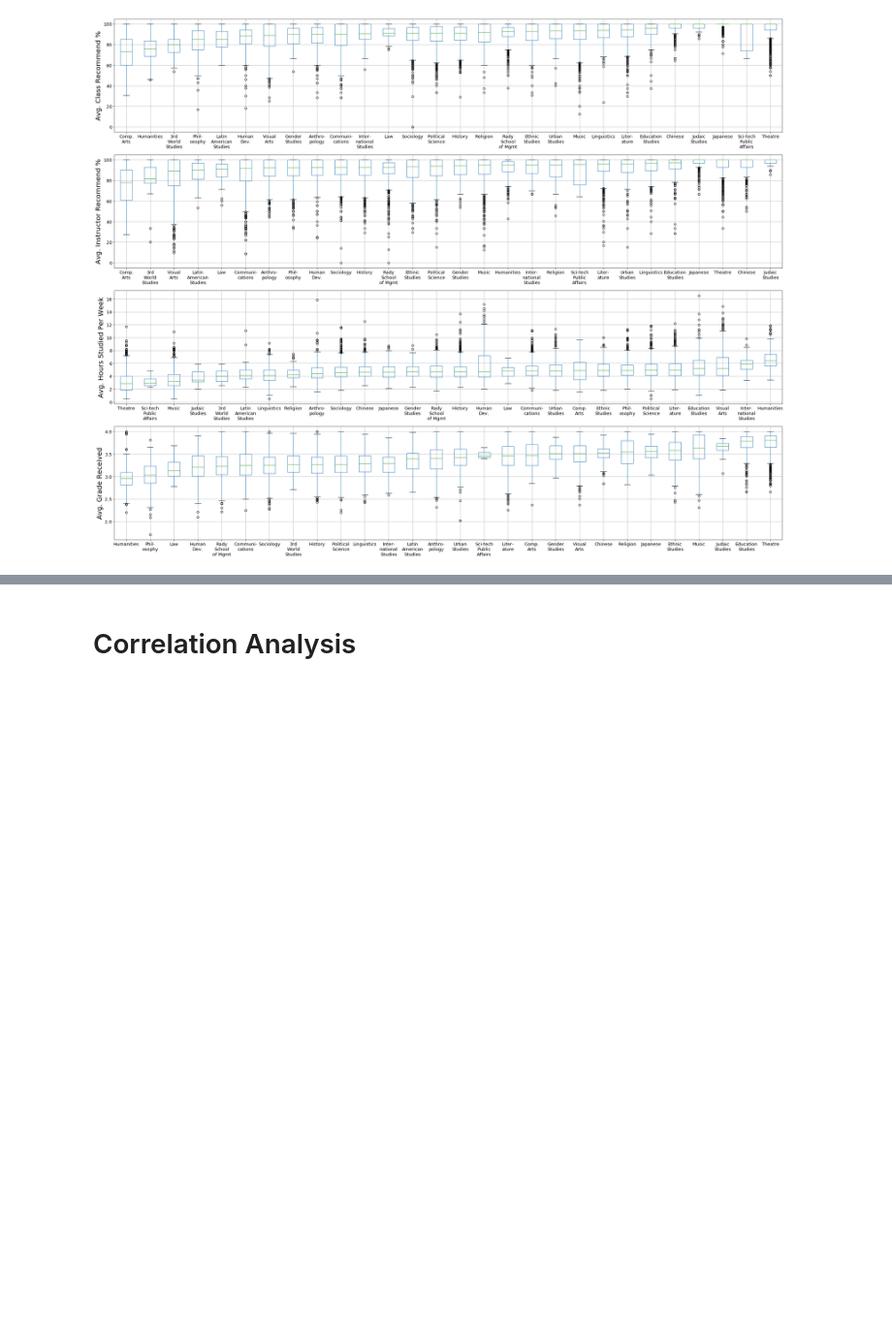
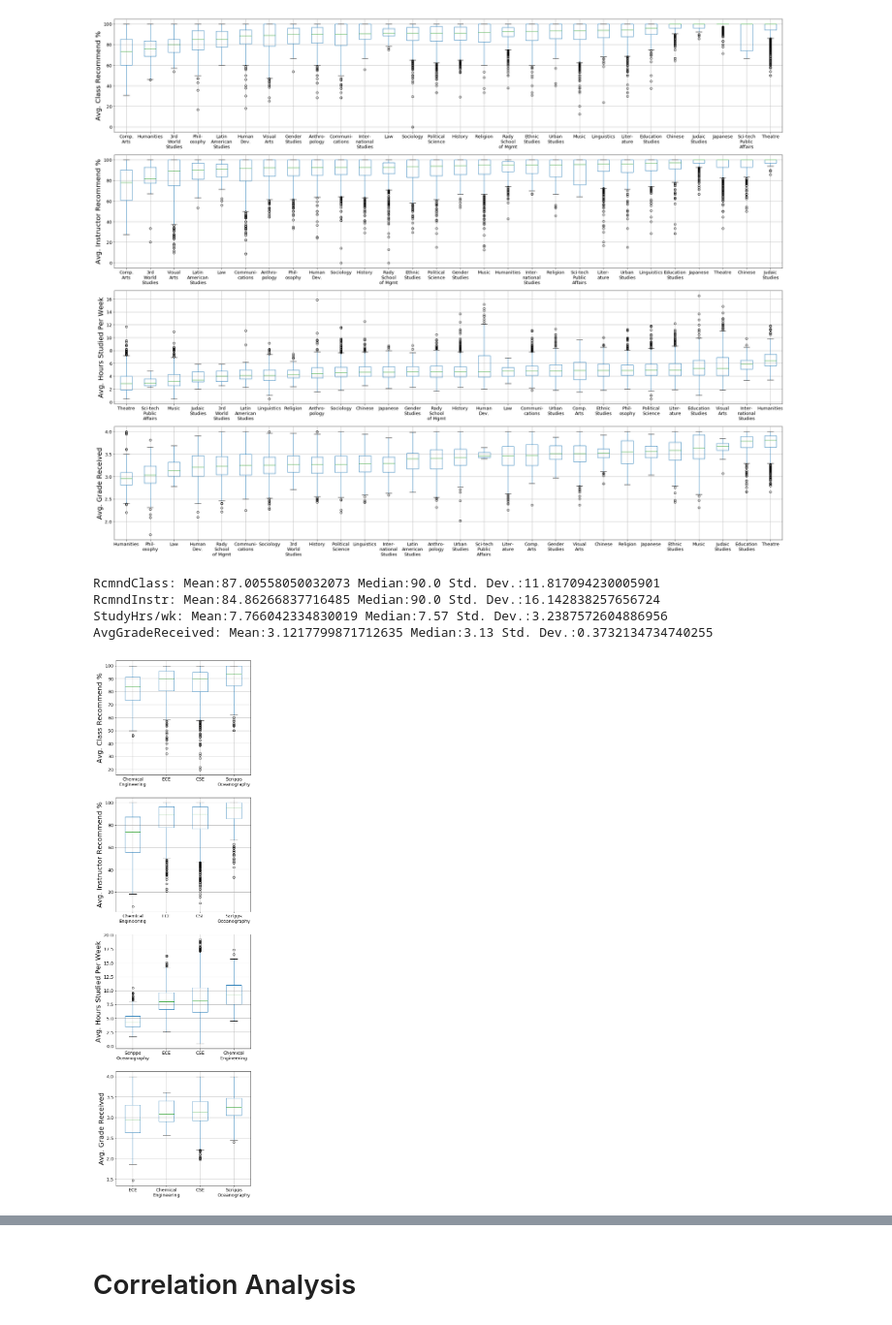
Before and after one commit to guptarohit994/ECE143_group25_project, a Jupyter notebook: statistical_analysis/CAPES_Statistical_Analysis.ipynb, the cells around one changed output, grey strips where cells are left out. Shown at 97% size. Cells and saved outputs as stored; diff of their text form; code cells hidden in the pictures; blank space fills up the shorter version.

```diff
--- a/statistical_analysis/CAPES_Statistical_Analysis.ipynb
+++ b/statistical_analysis/CAPES_Statistical_Analysis.ipynb
@@ -111,15 +112,15 @@ def boxplot_sorted(df, by, column, rot=0):
     #return df2[meds.index].boxplot(rot=rot, return_type="axes", figsize=(35,10), fontsize=13)
     return df2[meds.index]
 # %%
-def generate_boxplots(dept_list_to_use):
+def generate_boxplots(dept_list_to_use,figsize_len=35, figsize_wid=7):
 
     department_df = generate_depts_df(dept_list_to_use)
 
-    fig, axes = plt.subplots(4,1, figsize=(35,7*4))
+    fig, axes = plt.subplots(4,1, figsize=(figsize_len,figsize_wid*4))
     y_labels = ["Avg. Class Recommend %", "Avg. Instructor Recommend %", "Avg. Hours Studied Per Week", "Avg. Grade Received"]
     for i,criteria in enumerate(["RcmndClass", "RcmndInstr", "StudyHrs/wk", "AvgGradeReceived"]):
         df2 = boxplot_sorted(department_df[["Department",criteria]],"Department", criteria)
-        boxplot = df2.boxplot(figsize=(35,6), fontsize=13, ax = axes.flatten()[i])
+        boxplot = df2.boxplot(figsize=(figsize_len,figsize_wid), fontsize=13, ax = axes.flatten()[i])
         #axes.flatten()[i].set_xlabel("UCSD Department", fontsize = 20)
         axes.flatten()[i].set_ylabel(y_labels[i], fontsize = 20)
         print("{}: Mean:{} Median:{} Std. Dev.:{}".format(criteria, department_df[criteria].mean(), department_df[criteria].median(), department_df[criteria].std()))
@@ -140,3 +141,11 @@ RcmndInstr: Mean:90.6455895080221 Median:94.7 Std. Dev.:12.434284945163931
 StudyHrs/wk: Mean:4.7271353438519395 Median:4.57 Std. Dev.:1.6777740157896668
 AvgGradeReceived: Mean:3.403666866387058 Median:3.42 Std. Dev.:0.34419916402272316
 [figure]
+# %%
+generate_boxplots(["CENG","ECE", "CSE", "SIO"],figsize_len=7)
+# %% [output]
+RcmndClass: Mean:87.00558050032073 Median:90.0 Std. Dev.:11.817094230005901
+RcmndInstr: Mean:84.86266837716485 Median:90.0 Std. Dev.:16.142838257656724
+StudyHrs/wk: Mean:7.766042334830019 Median:7.57 Std. Dev.:3.2387572604886956
+AvgGradeReceived: Mean:3.1217799871712635 Median:3.13 Std. Dev.:0.3732134734740255
+[figure, added]
```
Also changed, not shown: parts of 14 cells of this notebook.
